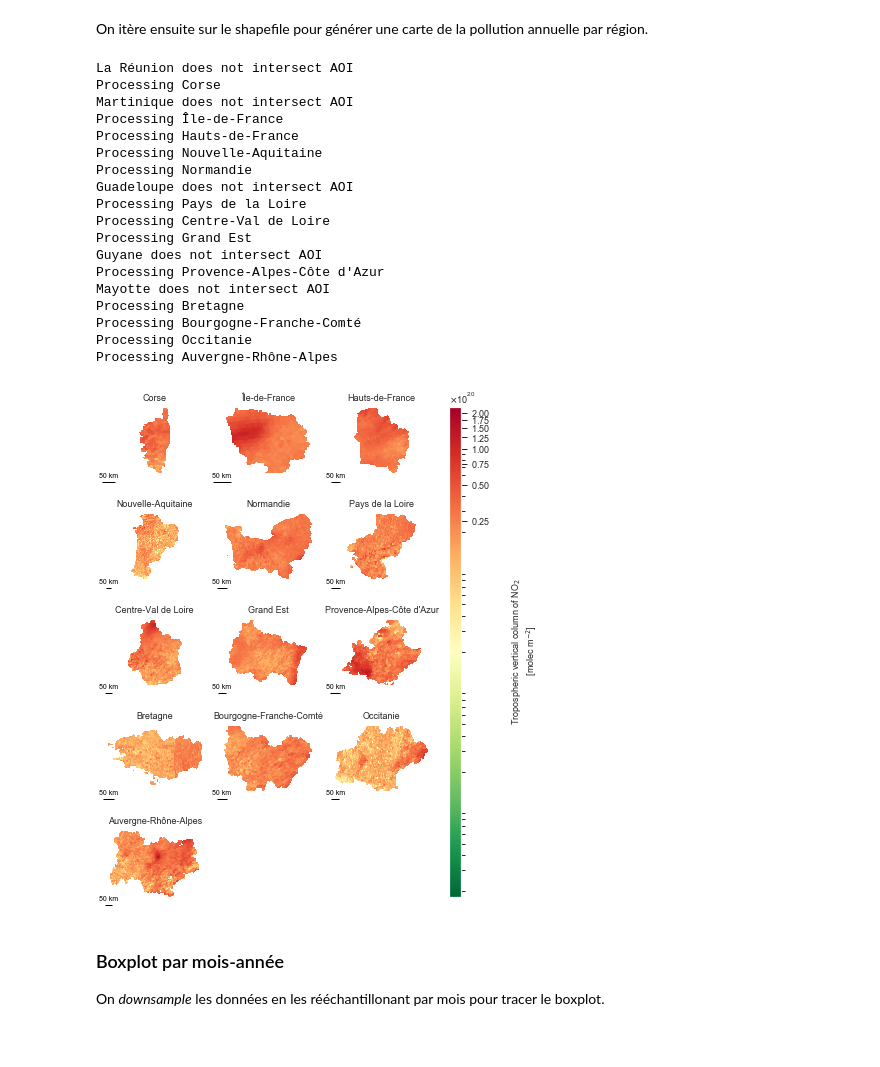
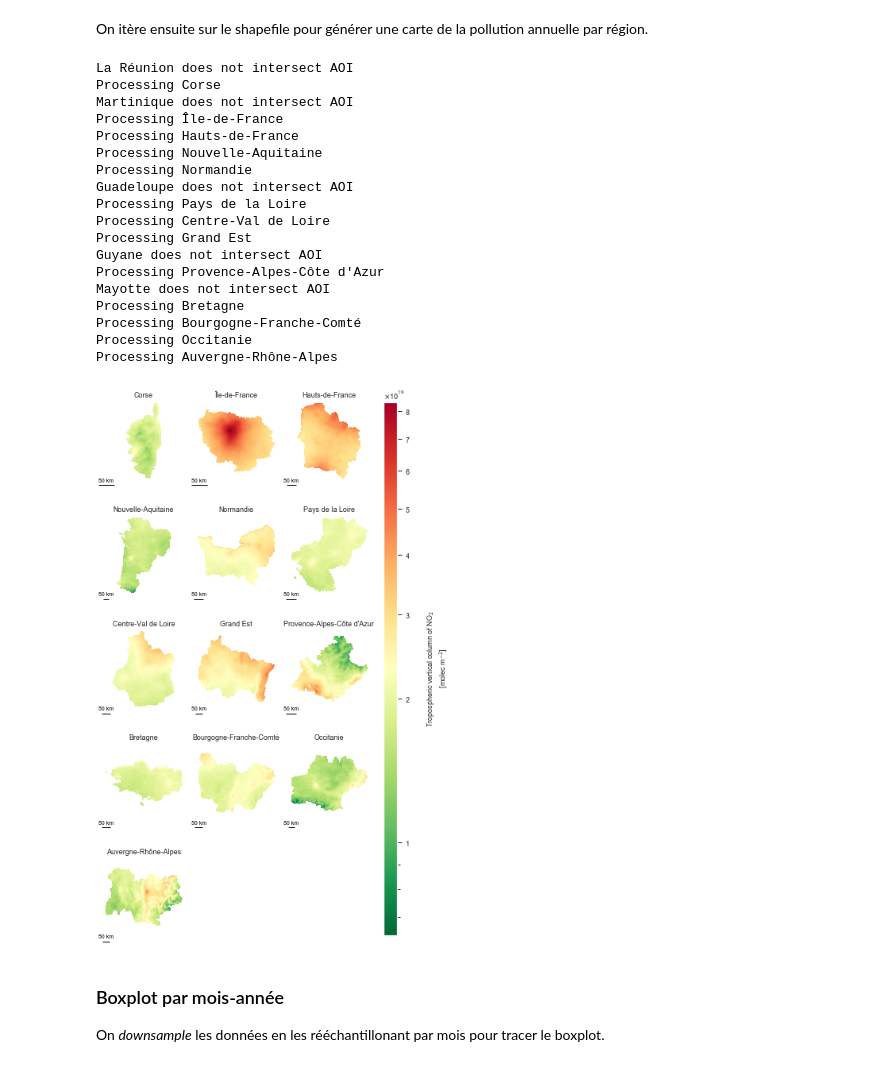
Before and after one commit to bilelomrani1/s5p-analysis, a Jupyter notebook: S5P-Plots.ipynb, the cells around one changed output. Drawn from its saved outputs; the diff is of its cells as text; code cells hidden in the pictures.

```diff
--- a/S5P-Plots.ipynb
+++ b/S5P-Plots.ipynb
@@ -26,7 +26,7 @@ xr.set_options(keep_attrs=True)
 Exploration et visualisation de la couche NO2.
 # %%
 # Import de la base NO2
-DS = xr.open_dataset('processed/processed__NO2___/NO2___1-4-2019__3-4-2019.nc', chunks={'time': 100})
+DS = xr.open_dataset('R:/AirPollution/processed/processed__NO2___/NO2___30-4-2018__9-7-2019.nc', chunks={'time': 100})
 
 # Affichage de la base
 DS
@@ -111,6 +113,7 @@ SCALEBAR_UNIT = 'km'
 NUMBER_METERS_PER_UNIT = 1000
 SCALEBAR_LOCATION = 'lower left'
 SCALEBAR_SEP = 3
+SCALEBAR_TEXT_SIZE = 7
 
 # Font sizes
 SMALL_SIZE = 6
@@ -154,7 +157,7 @@ scalebar = AnchoredSizeBar(ax.transData,
                                                     unit=SCALEBAR_UNIT),
                            SCALEBAR_LOCATION,
                            pad=0.1,
-                           fontproperties=fm.FontProperties(size=7),
+                           fontproperties=fm.FontProperties(size=SCALEBAR_TEXT_SIZE),
                            sep=SCALEBAR_SEP,
                            color='black',
                            label_top=True,
@@ -219,10 +222,9 @@ val_max = np.nanmax(values)
 # %% [markdown]
 On itère ensuite sur le shapefile pour générer une carte de la pollution annuelle par région.
 # %%
-FIGSIZE = 1.8
+FIGSIZE = 1.85
 NROWS = 5
 NCOLS = 3
-dx, dy = 0.4, 0.3
 
 SCALEBAR_LENGTH = 50000
 NAME_ATTR = 'nom'
@@ -232,11 +234,11 @@ x = [i for j, i in points]
 y = [j for j, i in points]
 
 fig, axes = plt.subplots(
-    figsize=FIGSIZE * plt.figaspect(float(dy * NROWS) / float(dx * NCOLS)),
+    figsize=FIGSIZE * plt.figaspect(NROWS/NCOLS),
     nrows=NROWS, ncols=NCOLS, subplot_kw={'projection': PROJECTION}
 )
 
-plt.subplots_adjust(hspace=0.6)
+plt.subplots_adjust(hspace=0.5, wspace=0.2)
 
 for ax in axes.flat:
     ax.outline_patch.set_edgecolor('white')
@@ -269,7 +271,7 @@ for index, region in enumerate(records):
                        color='black',
                        label_top=True,
                        borderpad=-0.6,
-                       fontproperties=fm.FontProperties(size=7),
+                       fontproperties=fm.FontProperties(size=SCALEBAR_TEXT_SIZE),
                        frameon=False)
         ax.add_artist(scalebar)
 
@@ -287,34 +289,34 @@ colorbar.formatter = mticker.ScalarFormatter(useMathText=True, useOffset=True)
 colorbar.formatter.set_scientific(True)
 colorbar.ax.yaxis.set_offset_position('left')
 colorbar.ax.yaxis.labelpad = 20
 colorbar.ax.yaxis.set_tick_params(width=1)
 colorbar.set_label(LABEL)
 colorbar.update_ticks()
 
 plt.savefig("{folder_plots}/regions_global_NO2.{format}".format(folder_plots=folder_plots,
                                                                 format=FORMAT_EXPORT),
            bbox_inches='tight', dpi=300)
 plt.show()
 # %% [output]
 La Réunion does not intersect AOI
 Processing Corse
 Martinique does not intersect AOI
 Processing Île-de-France
 Processing Hauts-de-France
 Processing Nouvelle-Aquitaine
 Processing Normandie
 Guadeloupe does not intersect AOI
 Processing Pays de la Loire
 Processing Centre-Val de Loire
 Processing Grand Est
 Guyane does not intersect AOI
 Processing Provence-Alpes-Côte d'Azur
 Mayotte does not intersect AOI
 Processing Bretagne
 Processing Bourgogne-Franche-Comté
 Processing Occitanie
 Processing Auvergne-Rhône-Alpes
-[figure, old version]
+[figure, new version]
 # %% [markdown]
 ### Boxplot par mois-année
 
```
Also changed, not shown: parts of 8 cells of this notebook, 4 other files.
